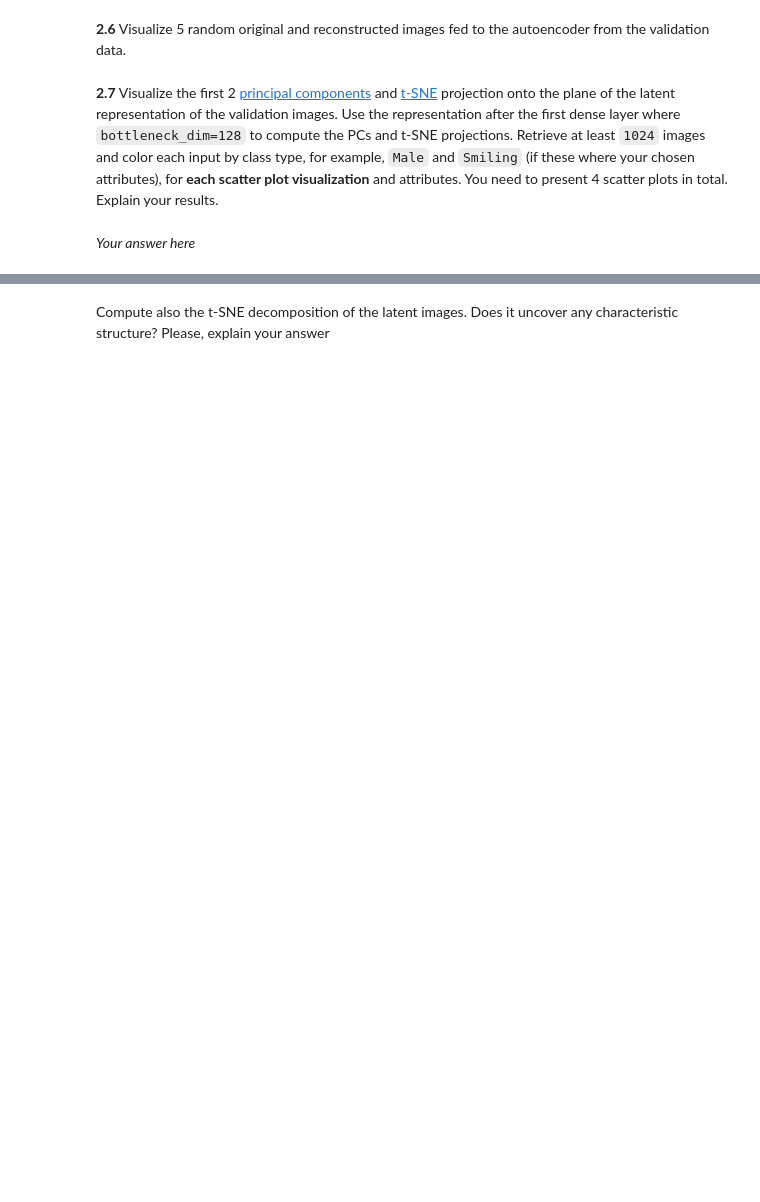
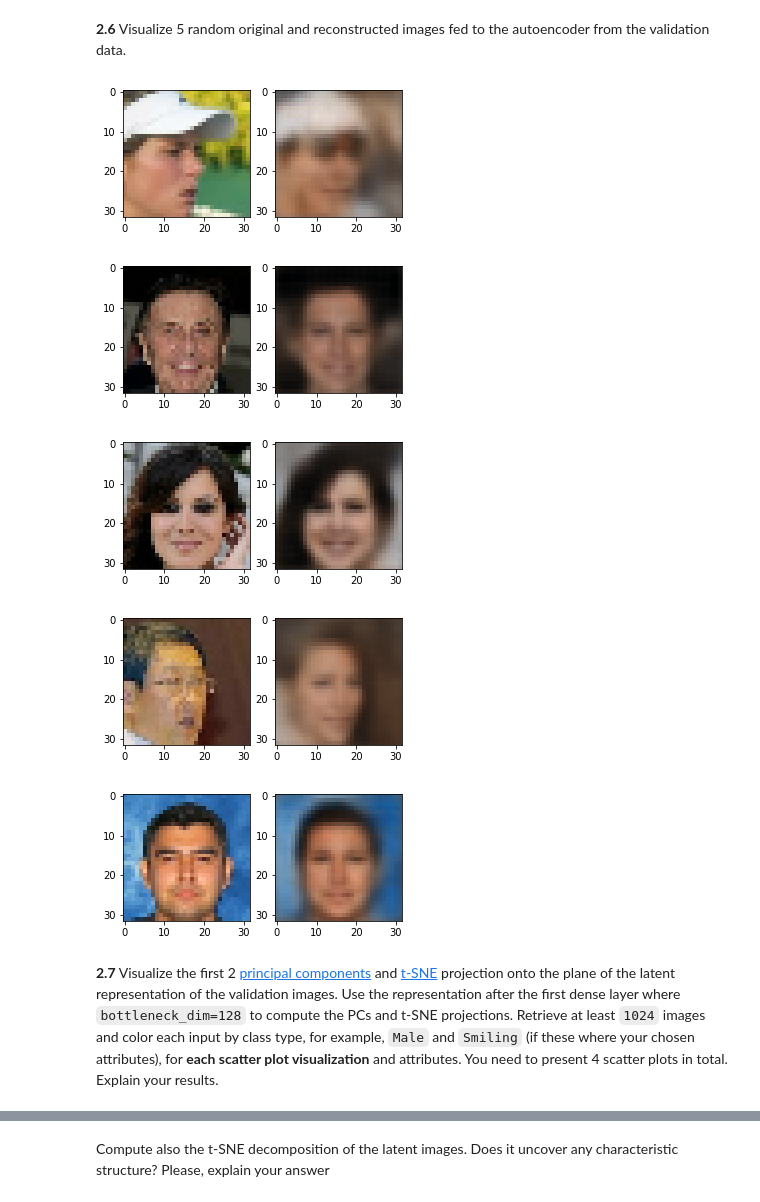
Before and after one commit to medeirosf/2020-CS109B, a Jupyter notebook: content/homeworks/hw07/notebook/cs109b_hw7_pa.ipynb, the cells around one changed output, grey strips where cells are left out. Cells and saved outputs as stored; diff of their text form; code cells hidden in the pictures; blank space fills up the shorter version.

```diff
--- a/content/homeworks/hw07/notebook/cs109b_hw7_pa.ipynb
+++ b/content/homeworks/hw07/notebook/cs109b_hw7_pa.ipynb
@@ -173,13 +173,14 @@ val_cond_ds = val_celeb.map(img_attr_tuple).shuffle(20000).batch(32).prefetch(2)
 When training your models, if you find that the training set is too large and models take too long to train, you may select a portion of the train set and use that only. Adjust this value on your [Dataset](https://www.tensorflow.org/api_docs/python/tf/data/Dataset) pipeline by using the method [`take`](https://www.tensorflow.org/api_docs/python/tf/data/Dataset#take). Make sure that your delivered images with AE, VAEs, CVAE and GAN look nice. For reference, out solution took 100 min to train in JupyterHub for all models, and 70 min in Colab, from beginning to end, on the full training data.
 # %%
 # 1.3
+# your code here
 def change_boolean(x):
     if x== True:
          return 'Yes'
     else:
         return 'No'
-# your code here
-train_set = train_celeb.map(img_attr_tuple).take(5)
+
+train_set = train_celeb.map(tf_image_attr_tuple).take(5)
 
 fig, axes = plt.subplots(1,5, figsize=(20,20))
 for i, ((image, labels), image2) in enumerate(train_set):
@@ -332,0 +360,14 @@ class ConvDecoder(layers.Layer):
+# %%
+# 2.3
+# your code here
+drop_rate = .1
+
+ae = tf.keras.Sequential(name='AE_Model')
+ae.add(layers.Input(shape=(32,32,3), name='AE_Input'))
+ae.add(ConvEncoder(input_shape=(32,32,3), dropout_rate=drop_rate, name='AE_ConvEncoder'))
+ae.add(layers.Flatten(name='AE_Flatten'))
+ae.add(layers.Dense(128, activation="linear", name='AE_Dense_Linear'))
+ae.add(layers.Dense(128, activation="relu", name='AE_Dense_ReLu'))
+ae.add(layers.Reshape(target_shape=(2,2,32), name='AE_Reshape'))
+ae.add(ConvDecoder(input_shape=(2,2,32), dropout_rate=drop_rate, name='AE_ConvDecoder'))
+ae.summary()
@@ -341,0 +406,12 @@ class ConvDecoder(layers.Layer):
+# %%
+# 2.5
+# your code here
+epochs = 5
+verbose = 1
+
+optimizer = optimizers.Adam(lr=0.001)
+loss = "mse"
+
+ae.compile(optimizer=optimizer, loss=loss)
+
+ae_history = ae.fit(train_ds, epochs=epochs, verbose=verbose, validation_data=(val_ds))
@@ -347,2 +432,22 @@ class ConvDecoder(layers.Layer):
+# %%
+ae.save_weights("./models/ae_weights.h5")
+# 2.6
+# your code here
+ae.load_weights("./models/ae_weights.h5")
+
+val_set = val_celeb.map(tf_image_tuple).take(5)
+val_pred = ae.predict(val_set.batch(32).prefetch(2))
+
+for i, (image, image2) in enumerate(val_set):
+    fig, axes = plt.subplots(1,2, figsize=(5,5))
+    axes[0].imshow(image)
+    axes[1].imshow(val_pred[i])
+plt.show();
+# %% [output]
+[figure, added]
+[figure, added]
+[figure, added]
+[figure, added]
+[figure, added]
 # %% [markdown]
 **2.7** Visualize the first 2 [principal components](https://scikit-learn.org/stable/modules/generated/sklearn.decomposition.PCA.html) and [t-SNE](https://scikit-learn.org/stable/modules/generated/sklearn.manifold.TSNE.html) projection onto the plane of the latent representation of the validation images. Use the representation after the first dense layer where `bottleneck_dim=128` to compute the PCs and t-SNE projections. Retrieve at least `1024` images and color each input by class type, for example, `Male` and `Smiling` (if these where your chosen attributes), for **each scatter plot visualization** and attributes. You need to present 4 scatter plots in total. Explain your results.
@@ -352,2 +453,0 @@ class ConvDecoder(layers.Layer):
-# %% [markdown]
-*Your answer here*
```
Also changed, not shown: parts of 44 cells of this notebook.
